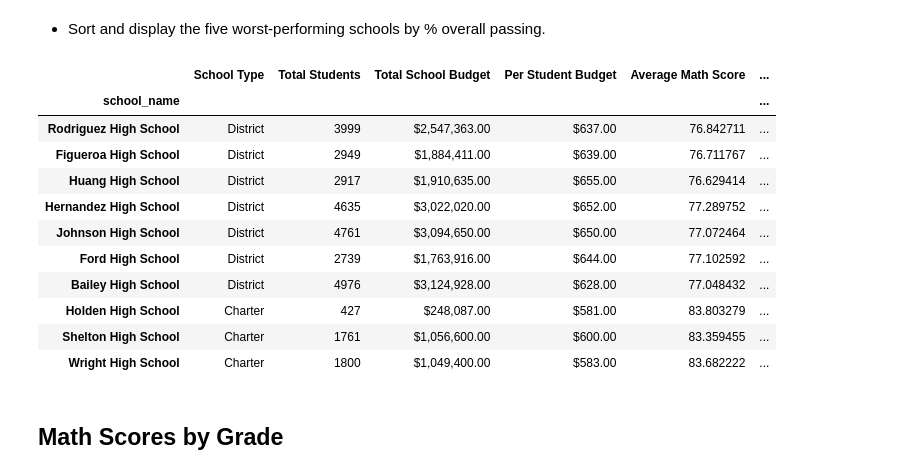
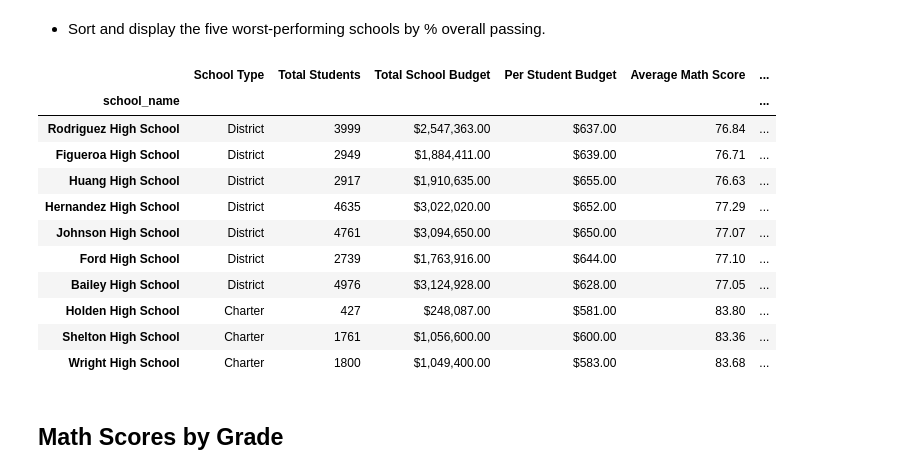
Before and after one commit to VitaminDsun/pandas-challenge, a Jupyter notebook: PyCitySchools/PyCitySchools_Redo.ipynb, the cells around one changed output. Cells and saved outputs as stored; diff of their text form; code cells hidden in the pictures.

```diff
--- a/PyCitySchools/PyCitySchools_Redo.ipynb
+++ b/PyCitySchools/PyCitySchools_Redo.ipynb
@@ -291,21 +291,21 @@ top_perform.head().style.format({'Total Students': '{:}', "Total School Budget":
 # %%
 # Sort and display the bottom five schools by passing rate
 bottom_perform = top_perform.tail(10)
 bottom_perform = bottom_perform.sort_values('% Overall Passing')
-bottom_perform.style.format({'Total Students': '{: }', "Total School Budget": "${:,.2f}", "Per Student Budget": "${:.2f}", "% Passing Math": "{:,.2f}", "% Passing Reading": "{:,.2f}", "% Overall Passing": "{:,.2f}"})
+bottom_perform.style.format({'Total Students': '{: }', "Total School Budget": "${:,.2f}", "Per Student Budget": "${:.2f}", 'Average Math Score': "{:,.2f}", 'Average Reading Score': "{:,.2f}", "% Passing Math": "{:,.2f}", "% Passing Reading": "{:,.2f}", "% Overall Passing": "{:,.2f}"})
 # %% [output]
 |  | School Type | Total Students | Total School Budget | Per Student Budget | Average Math Score | ... |
 | school_name |  |  |  |  |  | ... |
-| Rodriguez High School | District | 3999 | $2,547,363.00 | $637.00 | 76.842711 | ... |
-| Figueroa High School | District | 2949 | $1,884,411.00 | $639.00 | 76.711767 | ... |
-| Huang High School | District | 2917 | $1,910,635.00 | $655.00 | 76.629414 | ... |
-| Hernandez High School | District | 4635 | $3,022,020.00 | $652.00 | 77.289752 | ... |
-| Johnson High School | District | 4761 | $3,094,650.00 | $650.00 | 77.072464 | ... |
-| Ford High School | District | 2739 | $1,763,916.00 | $644.00 | 77.102592 | ... |
-| Bailey High School | District | 4976 | $3,124,928.00 | $628.00 | 77.048432 | ... |
-| Holden High School | Charter | 427 | $248,087.00 | $581.00 | 83.803279 | ... |
-| Shelton High School | Charter | 1761 | $1,056,600.00 | $600.00 | 83.359455 | ... |
-| Wright High School | Charter | 1800 | $1,049,400.00 | $583.00 | 83.682222 | ... |
+| Rodriguez High School | District | 3999 | $2,547,363.00 | $637.00 | 76.84 | ... |
+| Figueroa High School | District | 2949 | $1,884,411.00 | $639.00 | 76.71 | ... |
+| Huang High School | District | 2917 | $1,910,635.00 | $655.00 | 76.63 | ... |
+| Hernandez High School | District | 4635 | $3,022,020.00 | $652.00 | 77.29 | ... |
+| Johnson High School | District | 4761 | $3,094,650.00 | $650.00 | 77.07 | ... |
+| Ford High School | District | 2739 | $1,763,916.00 | $644.00 | 77.10 | ... |
+| Bailey High School | District | 4976 | $3,124,928.00 | $628.00 | 77.05 | ... |
+| Holden High School | Charter | 427 | $248,087.00 | $581.00 | 83.80 | ... |
+| Shelton High School | Charter | 1761 | $1,056,600.00 | $600.00 | 83.36 | ... |
+| Wright High School | Charter | 1800 | $1,049,400.00 | $583.00 | 83.68 | ... |
 # %% [markdown]
 ## Math Scores by Grade
 # %% [markdown]
```
Also changed, not shown: parts of 4 cells of this notebook.
